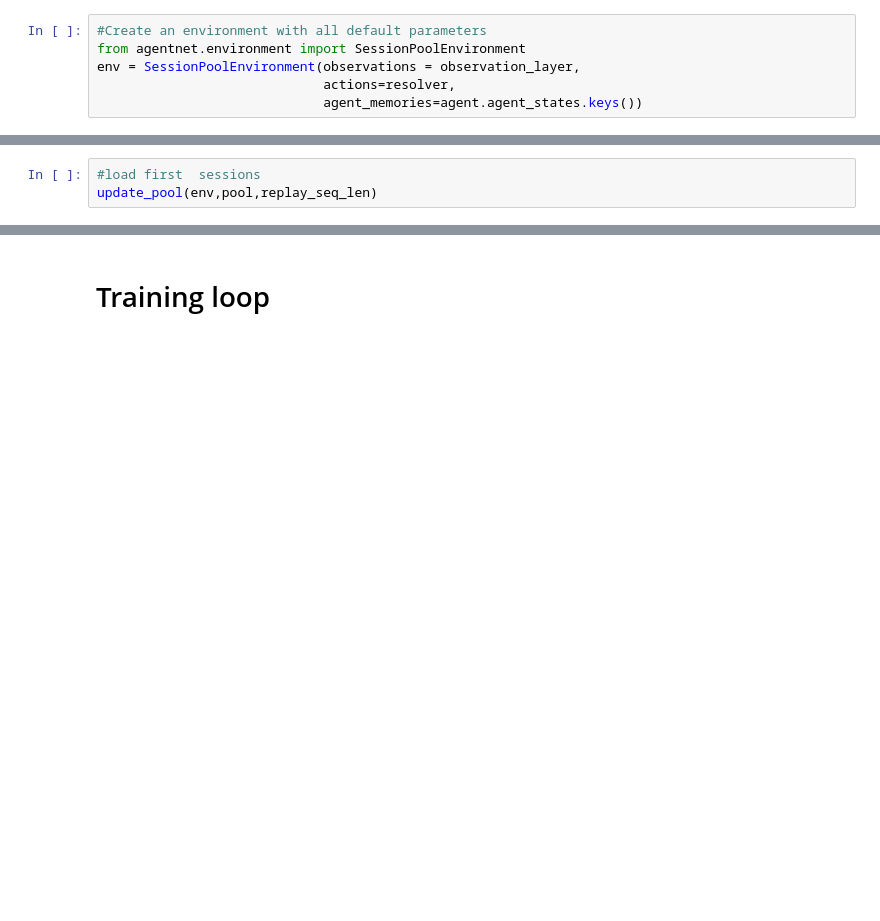
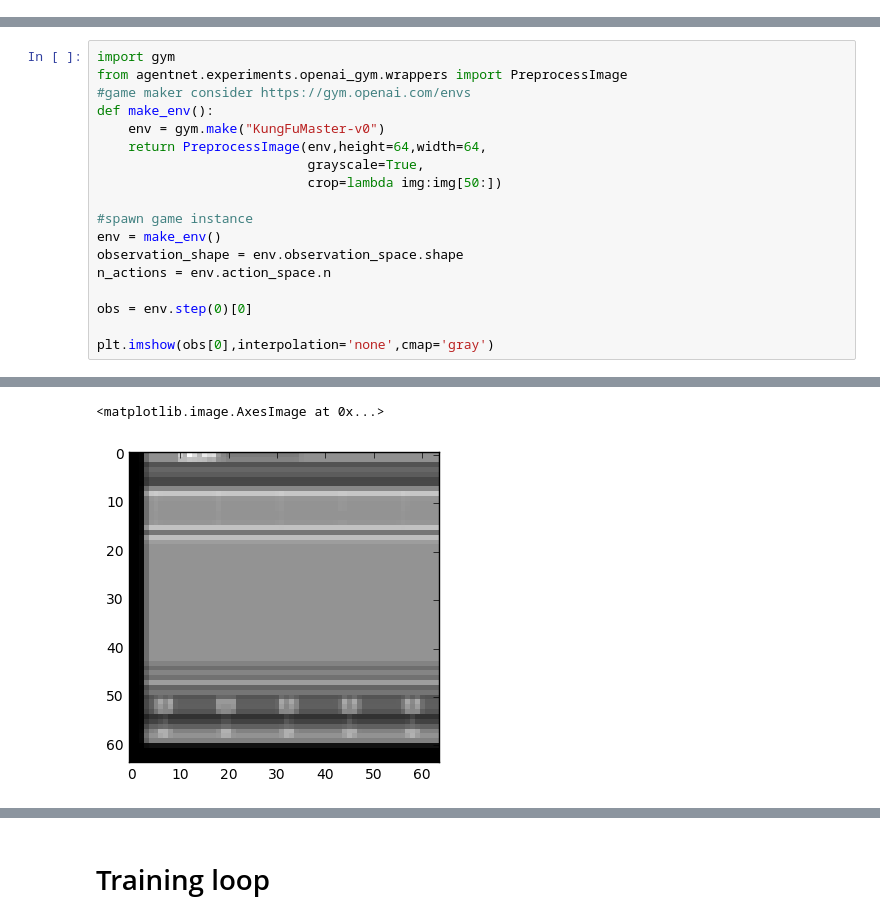
Before and after one commit to yandexdataschool/AgentNet, a Jupyter notebook: examples/Deep Kung-Fu with GRUs and A2c algorithm (OpenAI Gym).ipynb, the cells around one changed output, grey strips where cells are left out. Drawn from its saved outputs; the diff is of its cells as text; blank space fills up the shorter version.

```diff
--- a/examples/Deep Kung-Fu with GRUs and A2c algorithm (OpenAI Gym).ipynb
+++ b/examples/Deep Kung-Fu with GRUs and A2c algorithm (OpenAI Gym).ipynb
@@ -347,6 +0,0 @@ It's simple: you record new sessions using `interact(...)`, and than immediately
-# %%
-#Create an environment with all default parameters
-from agentnet.environment import SessionPoolEnvironment
-env = SessionPoolEnvironment(observations = observation_layer,
-                             actions=resolver,
-                             agent_memories=agent.agent_states.keys())
@@ -365,3 +0,0 @@ def update_pool(env, pool,n_steps=100):
-# %%
-#load first  sessions
-update_pool(env,pool,replay_seq_len)
@@ -577,0 +31,19 @@ display_sessions(with_plots=True)
+# %%
+import gym
+from agentnet.experiments.openai_gym.wrappers import PreprocessImage
+#game maker consider https://gym.openai.com/envs
+def make_env():
+    env = gym.make("KungFuMaster-v0")
+    return PreprocessImage(env,height=64,width=64,
+                           grayscale=True,
+                           crop=lambda img:img[50:])
+
+#spawn game instance
+env = make_env()
+observation_shape = env.observation_space.shape
+n_actions = env.action_space.n
+
+obs = env.step(0)[0]
+
+plt.imshow(obs[0],interpolation='none',cmap='gray')
+# %% [output]
@@ -577,0 +52,2 @@ display_sessions(with_plots=True)
+<matplotlib.image.AxesImage at 0x...>
+[figure, added]
```
Also changed, not shown: parts of 94 cells of this notebook, 1 other file.
